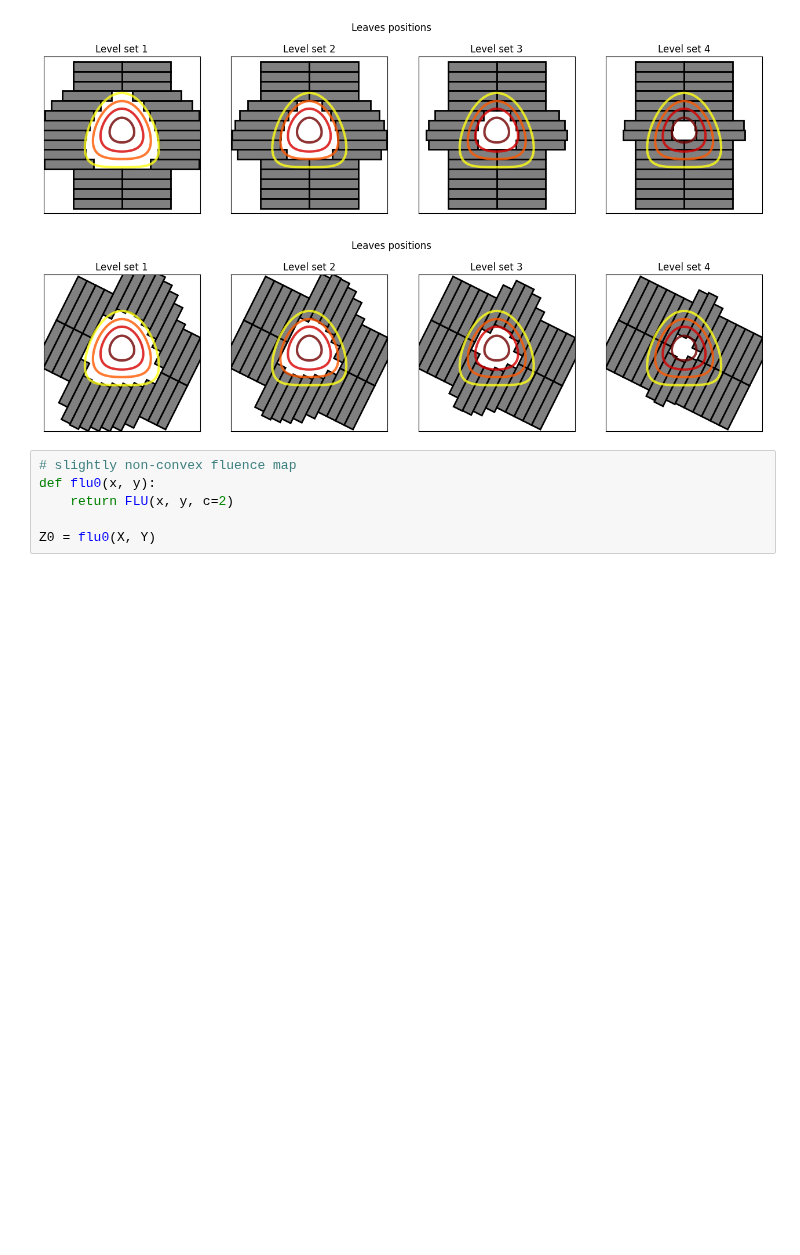
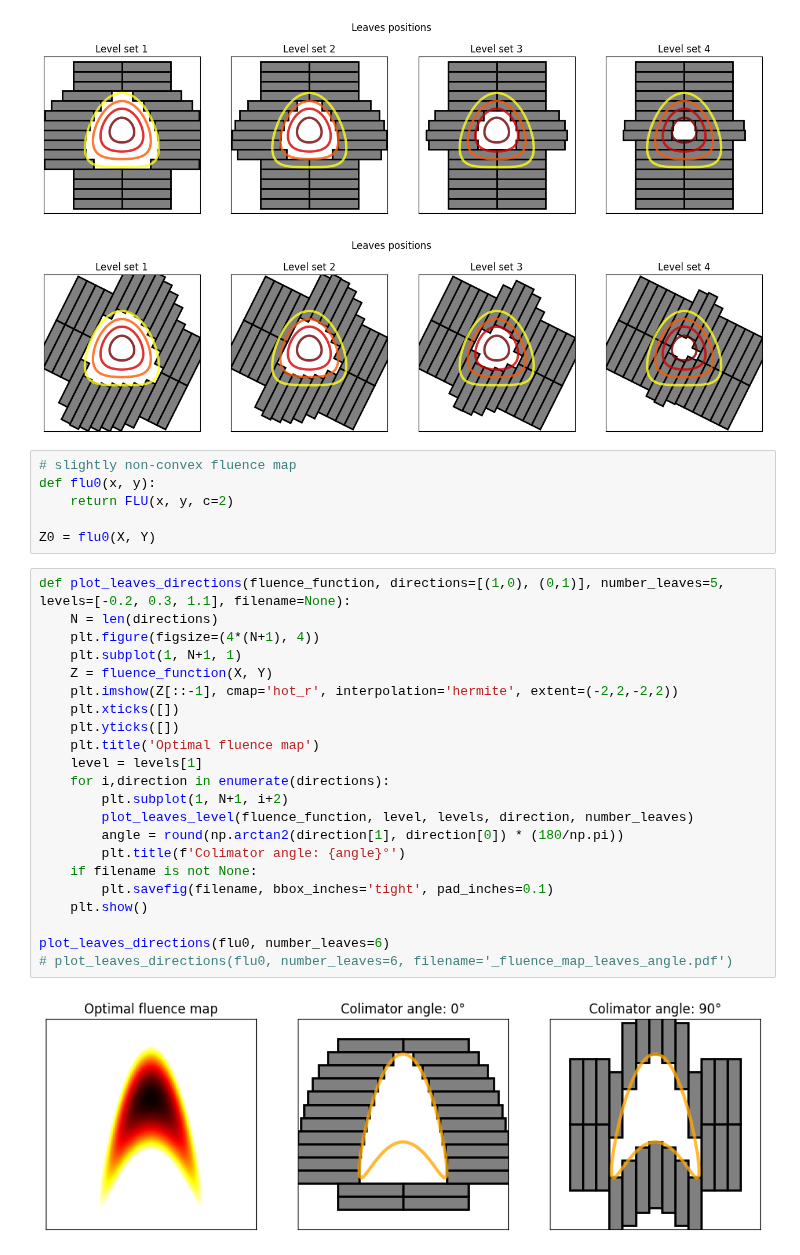
Before and after one commit to pauldubois98/PhD, a Jupyter notebook: 1_background/plots_generation.ipynb, the cells around one changed output. Saved outputs shown, nothing was run; the diff lists cells and outputs as text; blank space fills up the shorter version.

Commit message:
plot_leaves_directions

```diff
--- a/1_background/plots_generation.ipynb
+++ b/1_background/plots_generation.ipynb
@@ -123,3 +123,27 @@ def flu0(x, y):
     return FLU(x, y, c=2)
 
 Z0 = flu0(X, Y)
+# %%
+def plot_leaves_directions(fluence_function, directions=[(1,0), (0,1)], number_leaves=5, levels=[-0.2, 0.3, 1.1], filename=None):
+    N = len(directions)
+    plt.figure(figsize=(4*(N+1), 4))
+    plt.subplot(1, N+1, 1)
+    Z = fluence_function(X, Y)
+    plt.imshow(Z[::-1], cmap='hot_r', interpolation='hermite', extent=(-2,2,-2,2))
+    plt.xticks([])
+    plt.yticks([])
+    plt.title('Optimal fluence map')
+    level = levels[1]
+    for i,direction in enumerate(directions):
+        plt.subplot(1, N+1, i+2)
+        plot_leaves_level(fluence_function, level, levels, direction, number_leaves)
+        angle = round(np.arctan2(direction[1], direction[0]) * (180/np.pi))
+        plt.title(f'Colimator angle: {angle}°')
+    if filename is not None:
+        plt.savefig(filename, bbox_inches='tight', pad_inches=0.1)
+    plt.show()
+
+plot_leaves_directions(flu0, number_leaves=6)
+# plot_leaves_directions(flu0, number_leaves=6, filename='_fluence_map_leaves_angle.pdf')
+# %% [output]
+[figure, added]
```
Also changed, not shown: parts of 1 cell of this notebook.
